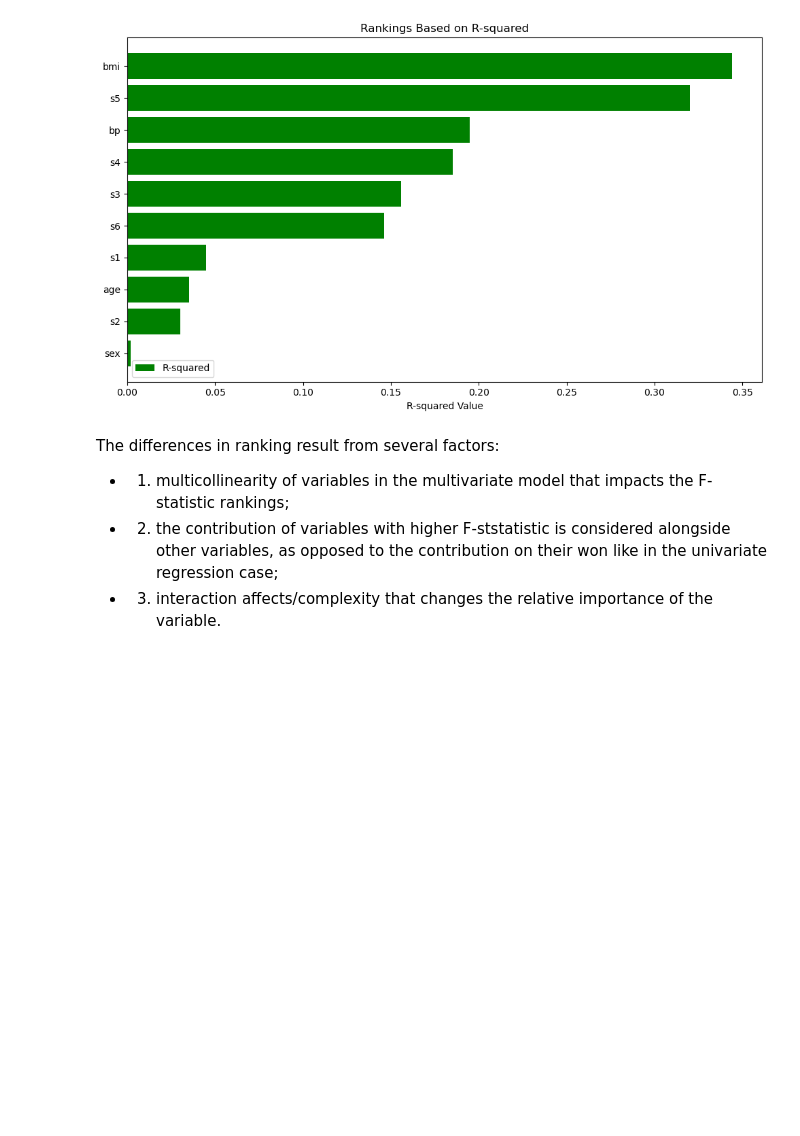
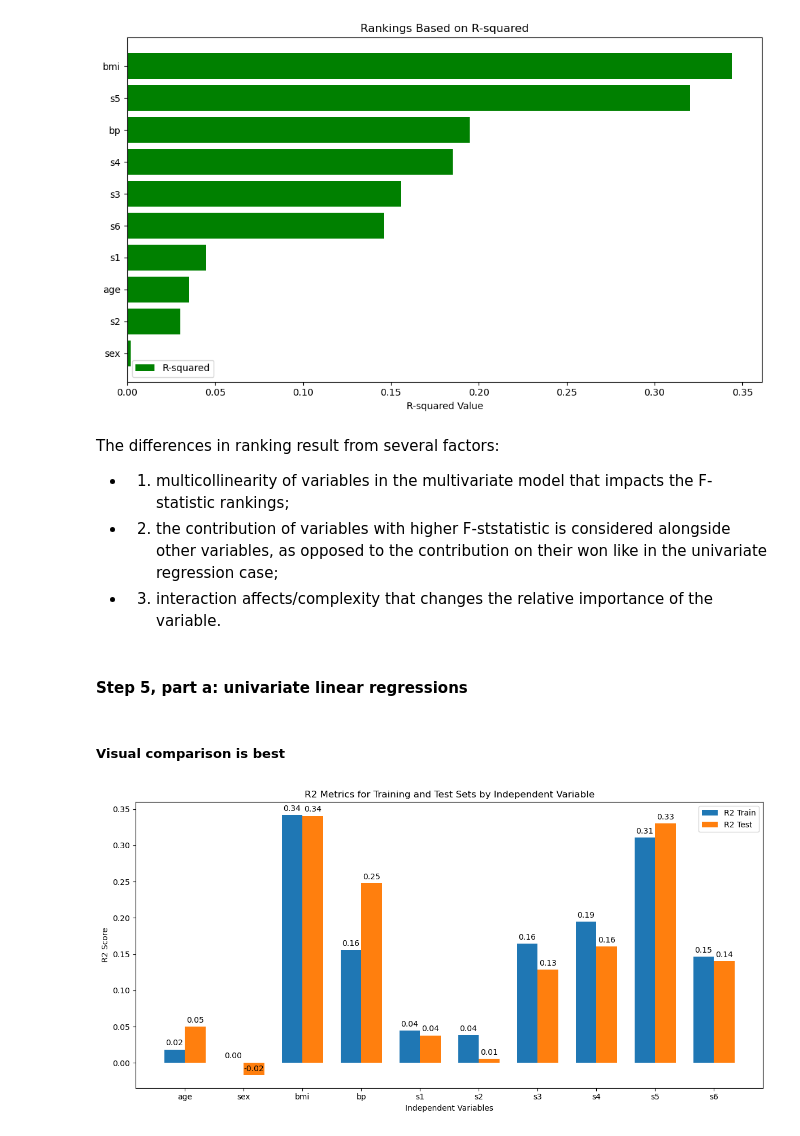
Before and after one commit to vaseninaa/math-and-ai-primer, a Jupyter notebook: weekly-projects/week2/Homework 2 Part 1.ipynb, the cells around one changed output. Drawn from its saved outputs; the diff is of its cells as text; code cells hidden in the pictures; blank space fills up the shorter version.

```diff
--- a/weekly-projects/week2/Homework 2 Part 1.ipynb
+++ b/weekly-projects/week2/Homework 2 Part 1.ipynb
@@ -329,3 +330,5 @@ The differences in ranking result from several factors:
 * 1. multicollinearity of variables in the multivariate model that impacts the F-statistic rankings;
 * 2. the contribution of variables with higher F-ststatistic is considered alongside other variables, as opposed to the contribution on their won like in the univariate regression case;
 * 3. interaction affects/complexity that changes the relative importance of the variable.
+# %% [markdown]
+#### Step 5, part a: univariate linear regressions
@@ -331,0 +398,56 @@ The differences in ranking result from several factors:
+# %% [markdown]
+##### Visual comparison is best
+# %%
+metrics_train = {
+    iv: results['r2'] for iv, results in diabetes_results_train.items()
+}
+metrics_test = {
+    iv: results['r2'] for iv, results in diabetes_results_test.items()
+}
+
+# Get the list of independent variables (IVs)
+ind_vars = list(metrics_train.keys())
+
+# Get corresponding R2 values for train and test
+r2_train_values = [metrics_train[iv] for iv in ind_vars]
+r2_test_values = [metrics_test[iv] for iv in ind_vars]
+
+# Plotting R2 metrics for each IV
+fig, ax = plt.subplots(figsize=(12, 6))
+
+# Calculate bar width and set bar positions
+bar_width = 0.35
+index = np.arange(len(ind_vars))
+
+# Plot bars for R2 train and test
+rects1 = ax.bar(index, r2_train_values, bar_width, label='R2 Train')
+rects2 = ax.bar(index + bar_width, r2_test_values, bar_width, label='R2 Test')
+
+# Add labels, title, and legend
+ax.set_xlabel('Independent Variables')
+ax.set_ylabel('R2 Score')
+ax.set_title('R2 Metrics for Training and Test Sets by Independent Variable')
+ax.set_xticks(index + bar_width / 2)
+ax.set_xticklabels(ind_vars)
+ax.legend()
+
+# Add value labels above each bar
+def add_value_labels(rects):
+    for rect in rects:
+        height = rect.get_height()
+        ax.annotate(f'{height:.2f}',
+                    xy=(rect.get_x() + rect.get_width() / 2, height),
+                    xytext=(0, 3),  # 3 points vertical offset
+                    textcoords="offset points",
+                    ha='center', va='bottom')
+
+add_value_labels(rects1)
+add_value_labels(rects2)
+
+# Adjust layout
+plt.tight_layout()
+
+# Show plot
+plt.show()
+# %% [output]
+[figure, added]
```
Also changed, not shown: parts of 7 cells of this notebook, 1 other file.
